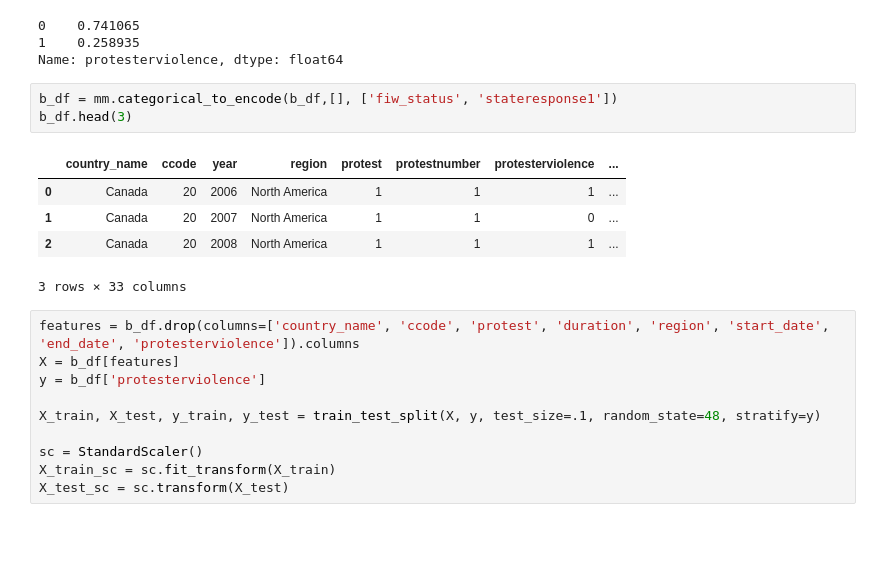
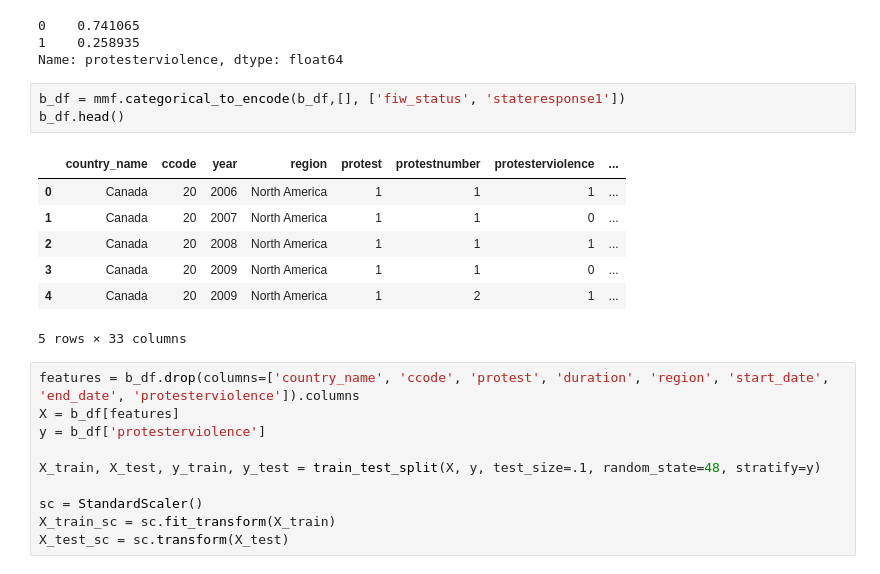
Before and after one commit to tjohn07/mass_mobilization_and_world_changing, a Jupyter notebook: code/3_Classification_Model.ipynb, the cells around one changed output. Drawn from its saved outputs; the diff is of its cells as text; blank space fills up the shorter version.

```diff
--- a/code/3_Classification_Model.ipynb
+++ b/code/3_Classification_Model.ipynb
@@ -511,14 +513,16 @@ b_df['protesterviolence'].value_counts(normalize=True)
 1    0.258935
 Name: protesterviolence, dtype: float64
 # %%
-b_df = mm.categorical_to_encode(b_df,[], ['fiw_status', 'stateresponse1'])
-b_df.head(3)
+b_df = mmf.categorical_to_encode(b_df,[], ['fiw_status', 'stateresponse1'])
+b_df.head()
 # %% [output]
 |  | country_name | ccode | year | region | protest | protestnumber | protesterviolence | ... |
 | 0 | Canada | 20 | 2006 | North America | 1 | 1 | 1 | ... |
 | 1 | Canada | 20 | 2007 | North America | 1 | 1 | 0 | ... |
 | 2 | Canada | 20 | 2008 | North America | 1 | 1 | 1 | ... |
+| 3 | Canada | 20 | 2009 | North America | 1 | 1 | 0 | ... |
+| 4 | Canada | 20 | 2009 | North America | 1 | 2 | 1 | ... |
-3 rows × 33 columns
+5 rows × 33 columns
 # %%
 features = b_df.drop(columns=['country_name', 'ccode', 'protest', 'duration', 'region', 'start_date', 'end_date', 'protesterviolence']).columns
 X = b_df[features]
```
Also changed, not shown: parts of 17 cells of this notebook, 2 other files.
